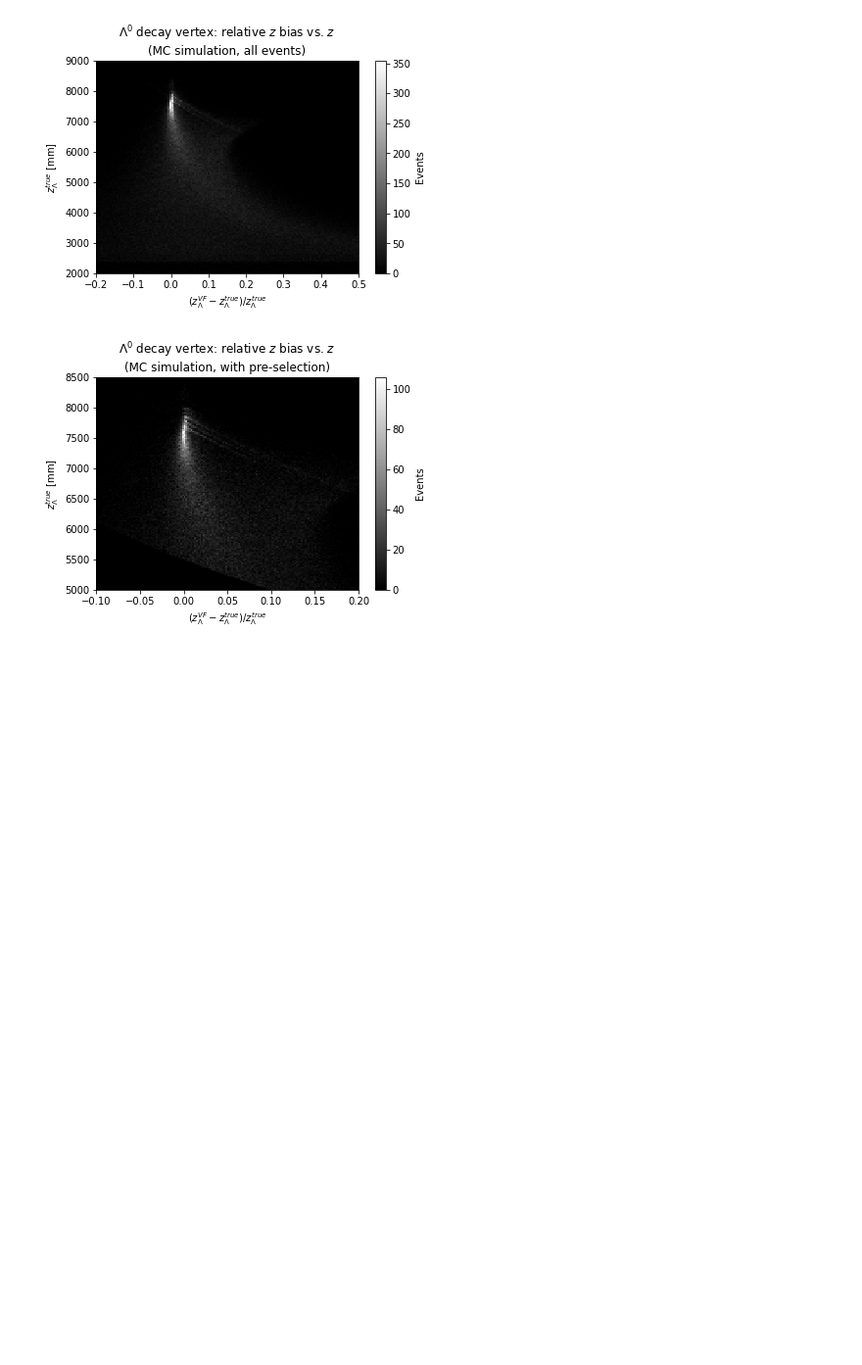
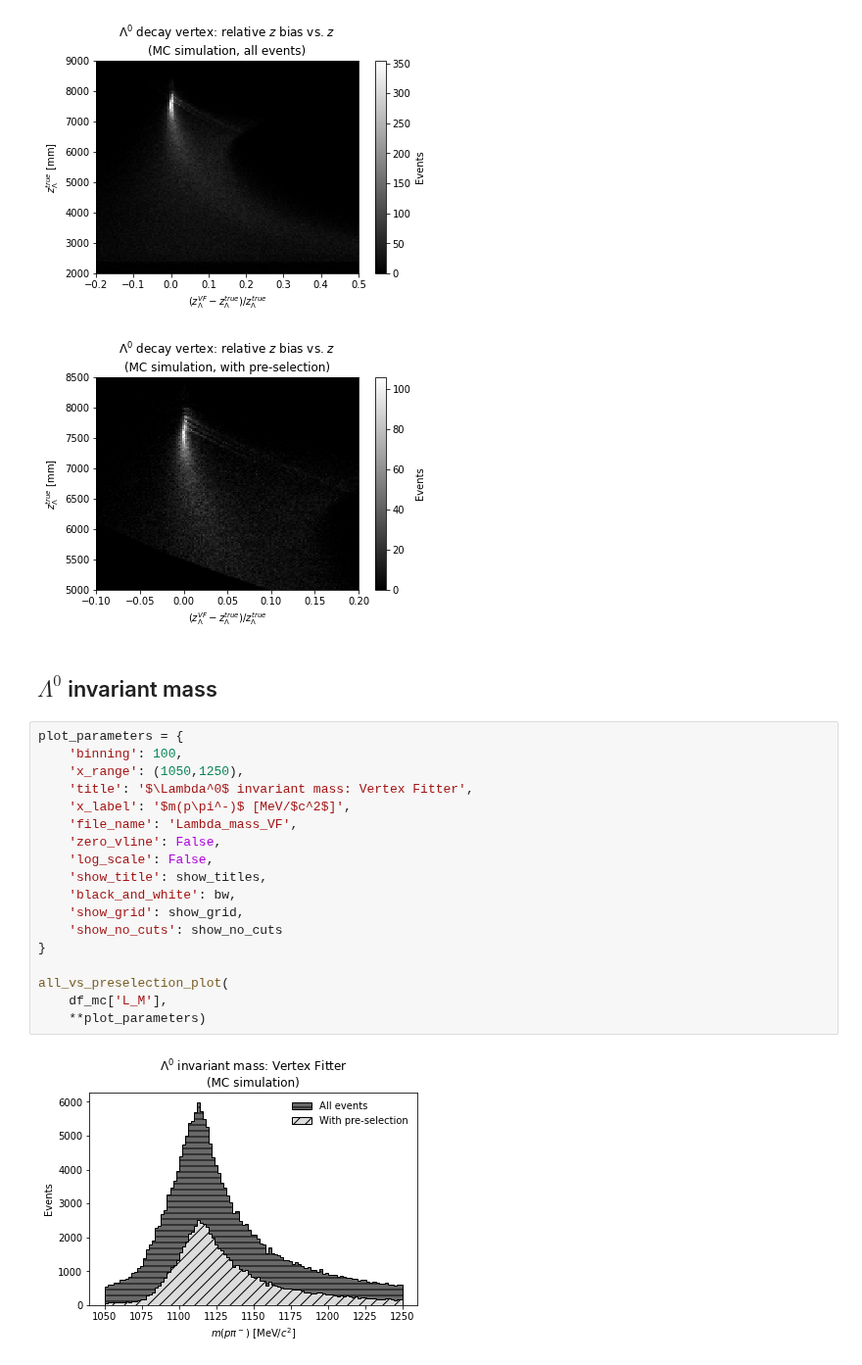
Before and after one commit to alatios/lb2jpsil_preliminary-variable-studies, a Jupyter notebook: 01_explore_simulation.ipynb, the cells around one changed output. Shown at 98% size. Drawn from its saved outputs; the diff is of its cells as text; blank space fills up the shorter version.

```diff
--- a/01_explore_simulation.ipynb
+++ b/01_explore_simulation.ipynb
@@ -406,3 +431,25 @@ all_or_preselection_hist2d(
 # %% [output]
 [figure]
 [figure]
+# %% [markdown]
+## $\Lambda^0$ invariant mass
+# %%
+plot_parameters = {
+    'binning': 100,
+    'x_range': (1050,1250),
+    'title': '$\Lambda^0$ invariant mass: Vertex Fitter',
+    'x_label': '$m(p\pi^-)$ [MeV/$c^2$]',
+    'file_name': 'Lambda_mass_VF',
+    'zero_vline': False,
+    'log_scale': False,
+    'show_title': show_titles,
+    'black_and_white': bw,
+    'show_grid': show_grid,
+    'show_no_cuts': show_no_cuts
+}
+
+all_vs_preselection_plot(
+    df_mc['L_M'],
+    **plot_parameters)
+# %% [output]
+[figure, added]
```
Also changed, not shown: parts of 25 cells of this notebook.
